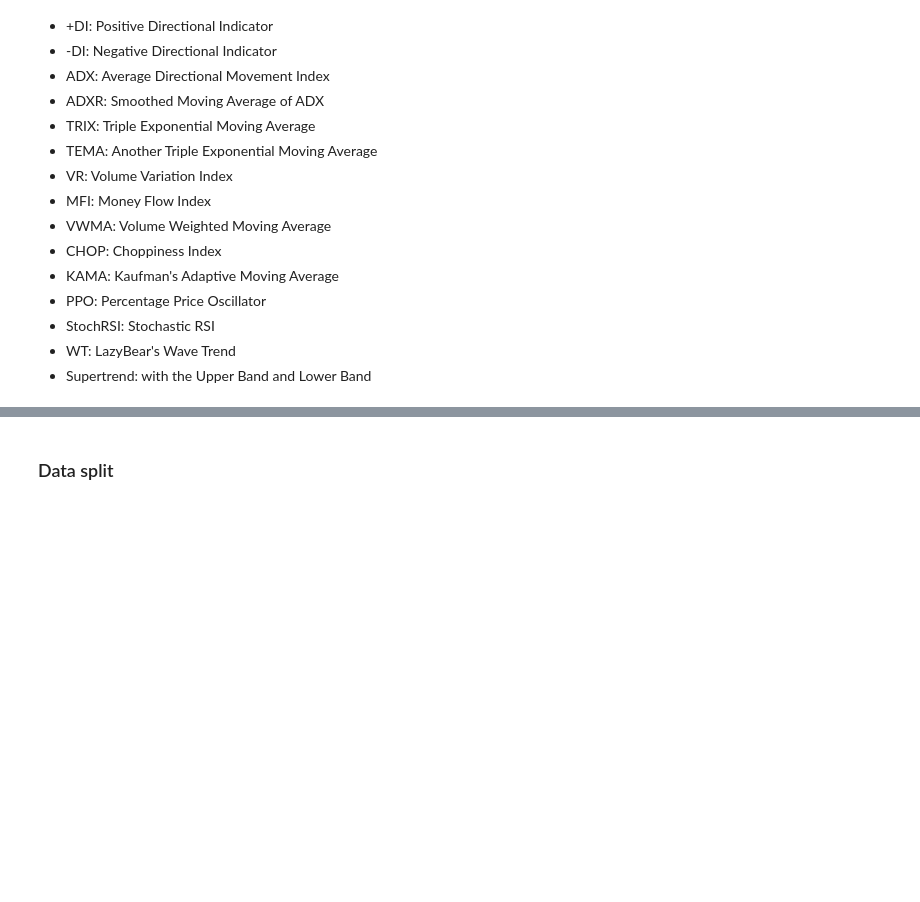
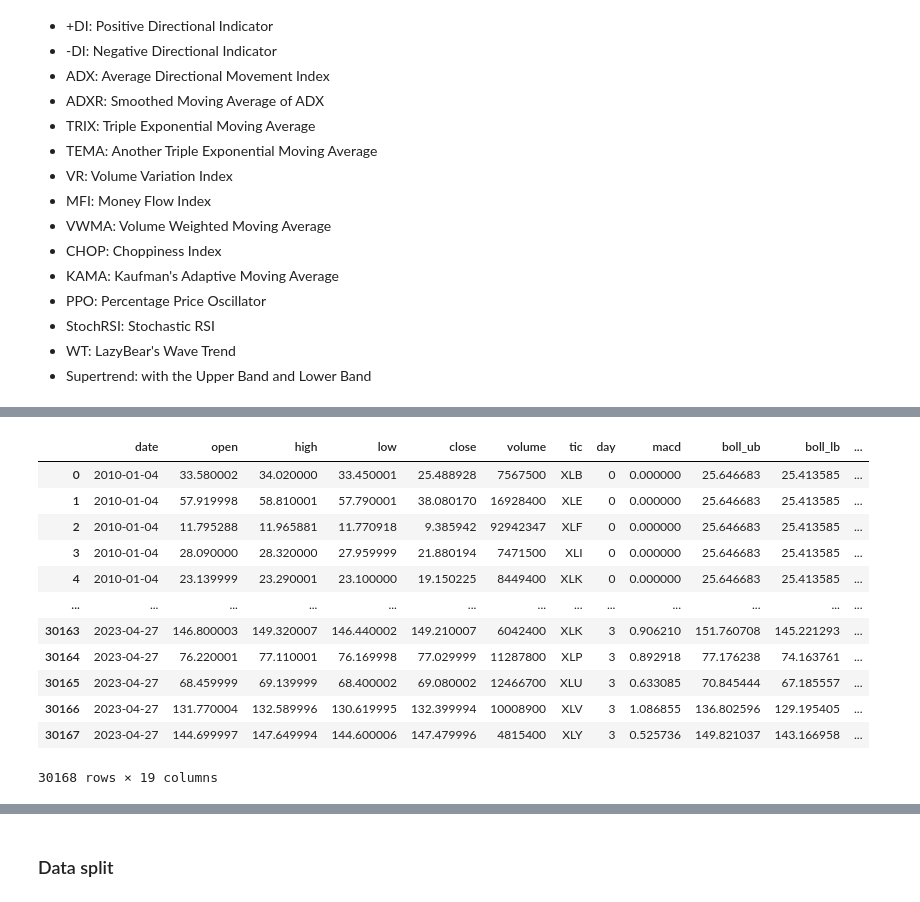
Before and after one commit to umkiyoung/Time_series_analysis, a Jupyter notebook: FINRL/FINRL_Application_KY.ipynb, the cells around one changed output, grey strips where cells are left out. Drawn from its saved outputs; the diff is of its cells as text; code cells hidden in the pictures; blank space fills up the shorter version.

```diff
--- a/FINRL/FINRL_Application_KY.ipynb
+++ b/FINRL/FINRL_Application_KY.ipynb
@@ -248,12 +247,0 @@ processed
-# %%
-#prediction 데이터 통합
-
-prediction_dataset = pd.read_csv('LSTM_prediction.csv')
-
-prediction_dataset = prediction_dataset.iloc[:30204]
-
-prediction_array = prediction_dataset['close'].values
-
-processed['prediction']=prediction_array
-
-processed
@@ -274,3 +314,20 @@ processed
+# %%
+processed = pd.merge(processed, erased_dt, on=['date','tic'], how='left')
+processed
+# %% [output]
+|  | date | open | high | low | close | volume | tic | day | macd | boll_ub | boll_lb | ... |
+| 0 | 2010-01-04 | 33.580002 | 34.020000 | 33.450001 | 25.488928 | 7567500 | XLB | 0 | 0.000000 | 25.646683 | 25.413585 | ... |
+| 1 | 2010-01-04 | 57.919998 | 58.810001 | 57.790001 | 38.080170 | 16928400 | XLE | 0 | 0.000000 | 25.646683 | 25.413585 | ... |
+| 2 | 2010-01-04 | 11.795288 | 11.965881 | 11.770918 | 9.385942 | 92942347 | XLF | 0 | 0.000000 | 25.646683 | 25.413585 | ... |
+| 3 | 2010-01-04 | 28.090000 | 28.320000 | 27.959999 | 21.880194 | 7471500 | XLI | 0 | 0.000000 | 25.646683 | 25.413585 | ... |
+| 4 | 2010-01-04 | 23.139999 | 23.290001 | 23.100000 | 19.150225 | 8449400 | XLK | 0 | 0.000000 | 25.646683 | 25.413585 | ... |
+| ... | ... | ... | ... | ... | ... | ... | ... | ... | ... | ... | ... | ... |
+| 30163 | 2023-04-27 | 146.800003 | 149.320007 | 146.440002 | 149.210007 | 6042400 | XLK | 3 | 0.906210 | 151.760708 | 145.221293 | ... |
+| 30164 | 2023-04-27 | 76.220001 | 77.110001 | 76.169998 | 77.029999 | 11287800 | XLP | 3 | 0.892918 | 77.176238 | 74.163761 | ... |
+| 30165 | 2023-04-27 | 68.459999 | 69.139999 | 68.400002 | 69.080002 | 12466700 | XLU | 3 | 0.633085 | 70.845444 | 67.185557 | ... |
+| 30166 | 2023-04-27 | 131.770004 | 132.589996 | 130.619995 | 132.399994 | 10008900 | XLV | 3 | 1.086855 | 136.802596 | 129.195405 | ... |
+| 30167 | 2023-04-27 | 144.699997 | 147.649994 | 144.600006 | 147.479996 | 4815400 | XLY | 3 | 0.525736 | 149.821037 | 143.166958 | ... |
+30168 rows × 19 columns
 # %%
 list_ticker = processed["tic"].unique().tolist() #ticker 리스트 불러오기
 list_date = list(pd.date_range(processed['date'].min(),processed['date'].max()).astype(str)) #전체 데이터 날짜 날짜 리스트
```
Also changed, not shown: parts of 31 cells of this notebook, 20 other files.
